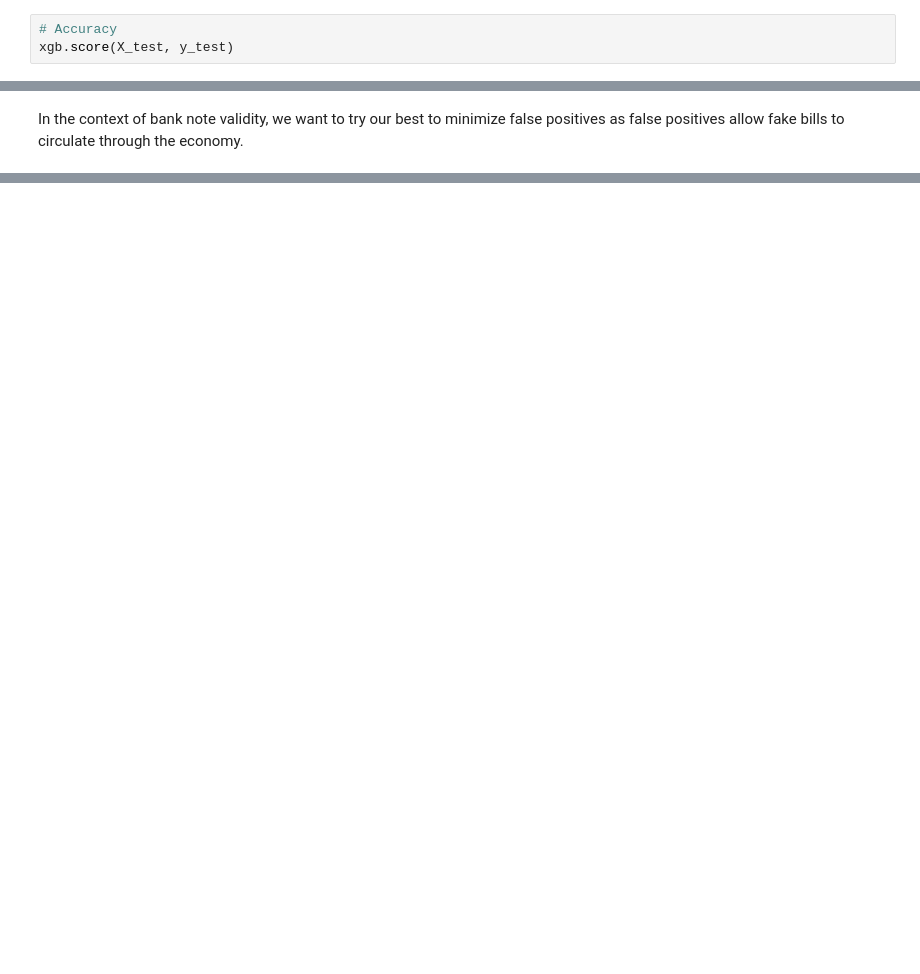
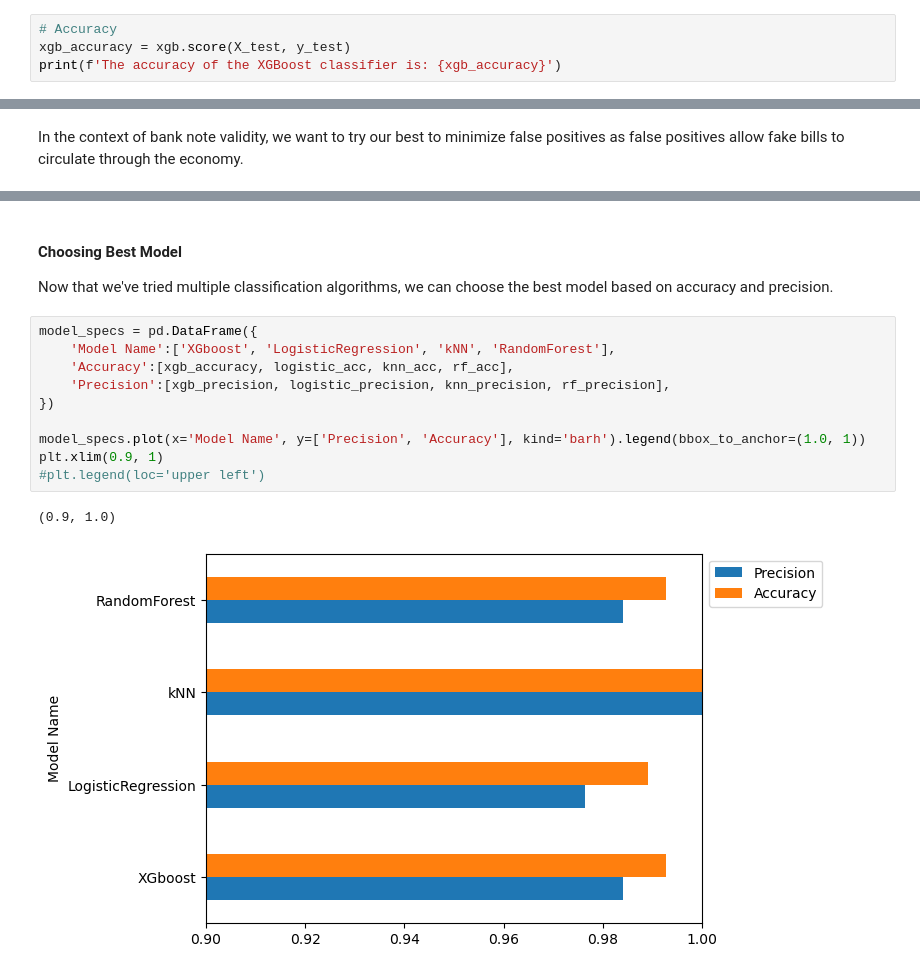
Before and after one commit to taroii/bank_note_verification, a Jupyter notebook: train.ipynb, the cells around one changed output, grey strips where cells are left out. Saved outputs shown, nothing was run; the diff lists cells and outputs as text; blank space fills up the shorter version.

```diff
--- a/train.ipynb
+++ b/train.ipynb
@@ -101,5 +101,6 @@ xgb.fit(X_train, y_train)
 y_hat = xgb.predict(X_test)
 # %%
 # Accuracy
-xgb.score(X_test, y_test)
+xgb_accuracy = xgb.score(X_test, y_test)
+print(f'The accuracy of the XGBoost classifier is: {xgb_accuracy}')
 # %% [output]
@@ -122,0 +206,17 @@ In the context of bank note validity, we want to try our best to minimize false
+# %% [markdown]
+#### Choosing Best Model
+
+Now that we've tried multiple classification algorithms, we can choose the best model based on accuracy and precision.
+# %%
+model_specs = pd.DataFrame({
+    'Model Name':['XGboost', 'LogisticRegression', 'kNN', 'RandomForest'],
+    'Accuracy':[xgb_accuracy, logistic_acc, knn_acc, rf_acc],
+    'Precision':[xgb_precision, logistic_precision, knn_precision, rf_precision],
+})
+
+model_specs.plot(x='Model Name', y=['Precision', 'Accuracy'], kind='barh').legend(bbox_to_anchor=(1.0, 1))
+plt.xlim(0.9, 1)
+#plt.legend(loc='upper left')
+# %% [output]
+(0.9, 1.0)
+[figure, added]
```
Also changed, not shown: parts of 10 cells of this notebook.
